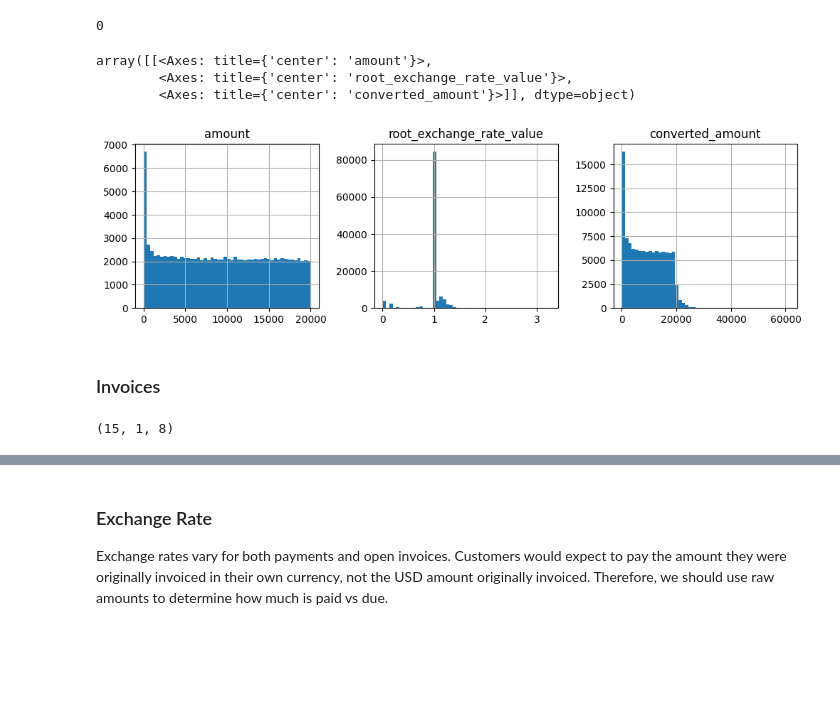
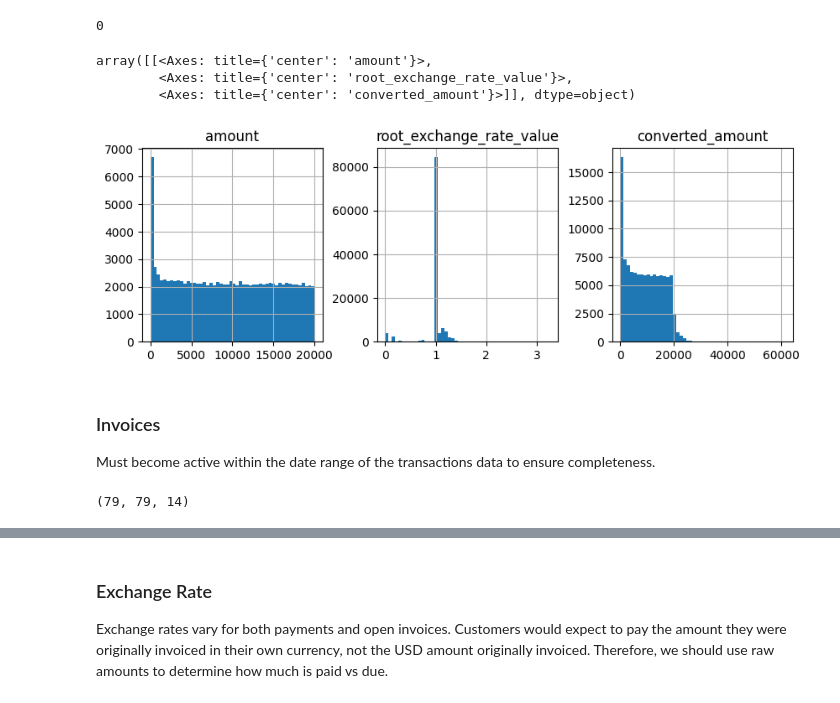
Before and after one commit to lauren7249/Data-Science-Take-Home-Project, a Jupyter notebook: data_analysis/files/exploratory.ipynb, the cells around one changed output, grey strips where cells are left out. Saved outputs shown, nothing was run; the diff lists cells and outputs as text; code cells hidden in the pictures; blank space fills up the shorter version.

```diff
--- a/data_analysis/files/exploratory.ipynb
+++ b/data_analysis/files/exploratory.ipynb
@@ -8,15 +8,19 @@ tldr: A machine learning project is only as good as the data that goes into it.
 ---
 # %%
 %matplotlib inline
+figsize = (10,3)
 # %% [markdown]
 # Input Datasets
 # %%
-import pandas
+import pandas, numpy
+pandas.options.display.float_format = '{:,.4f}'.format
 data_folder = '../data'
-date_format='%Y-%M-%d' #truncate datetimes to dates
-invoices = pandas.read_csv(data_folder + '/invoice.csv', na_values='inf',
+date_format='%Y-%m-%d' #truncate datetimes to dates
+id_columns = ["id","company_id","invoice_id","account_id","customer_id"]
+id_column_types = dict(zip(id_columns,[str] * len(id_columns)))
+invoices = pandas.read_csv(data_folder + '/invoice.csv', na_values='inf', dtype=id_column_types,
                            parse_dates=['invoice_date', 'due_date', 'cleared_date'], date_format=date_format)
-payments = pandas.read_csv(data_folder + '/invoice_payments.csv', na_values='inf',
+payments = pandas.read_csv(data_folder + '/invoice_payments.csv', na_values='inf', dtype=id_column_types,
                            parse_dates=['transaction_date'], date_format=date_format)
 # %% [markdown]
 ## Dataset Definitions & Relationships
@@ -159,21 +176,23 @@ payments[payments.amount.isnull()!=payments.converted_amount.isnull()].__len__()
 # %% [output]
 0
 # %%
-payments.select_dtypes(include='float').hist(bins=50, figsize=(12, 3), layout=(1,3))
+payments.select_dtypes(include='float').hist(bins=50, figsize=figsize, layout=(1,3))
 # %% [output]
 array([[<Axes: title={'center': 'amount'}>,
         <Axes: title={'center': 'root_exchange_rate_value'}>,
         <Axes: title={'center': 'converted_amount'}>]], dtype=object)
-[figure, old version]
+[figure, new version]
 # %% [markdown]
 ### Invoices
+
+Must become active within the date range of the transactions data to ensure completeness.
 # %%
 #opened outside of payment data time period or after they were due - need to filter
 (invoices.loc[invoices.invoice_date>last_transaction_date].__len__(),
 invoices.loc[invoices.invoice_date<first_transaction_date].__len__(),
 invoices.loc[invoices.invoice_date.dt.to_period('M')>invoices.due_date.dt.to_period('M')].__len__())
 # %% [output]
-(15, 1, 8)
+(79, 79, 14)
 # %%
 invoices = invoices.loc[(invoices.invoice_date>=first_transaction_date) &
                         (invoices.invoice_date<=last_transaction_date) &
```
Also changed, not shown: parts of 113 cells of this notebook, 28 other files.
